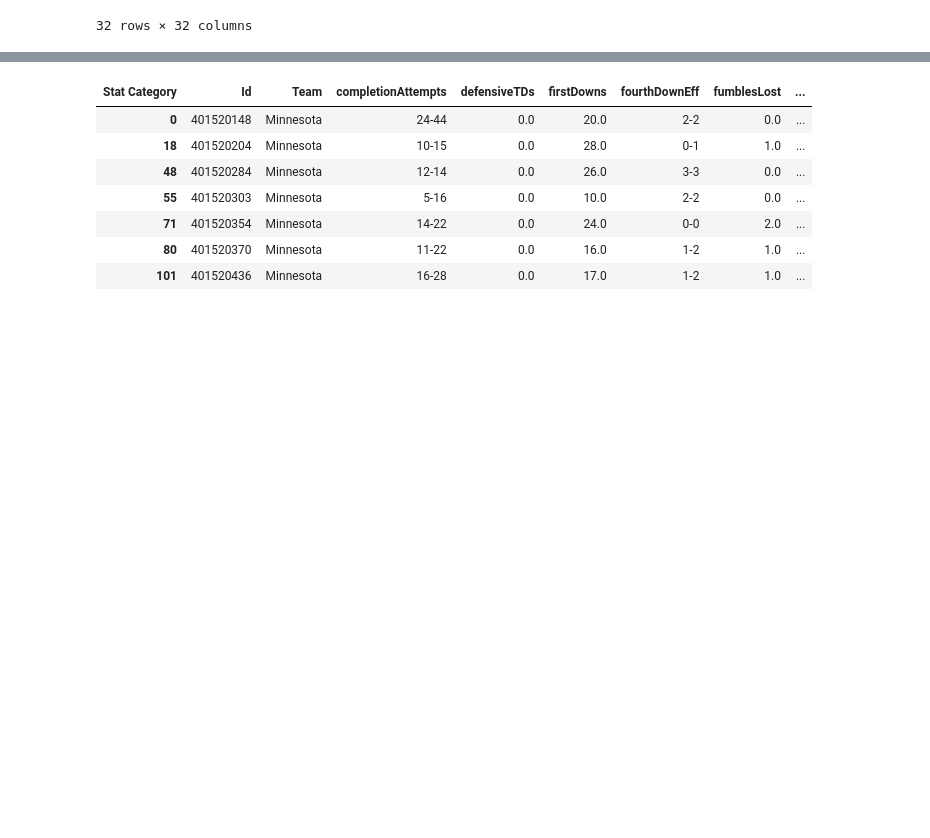
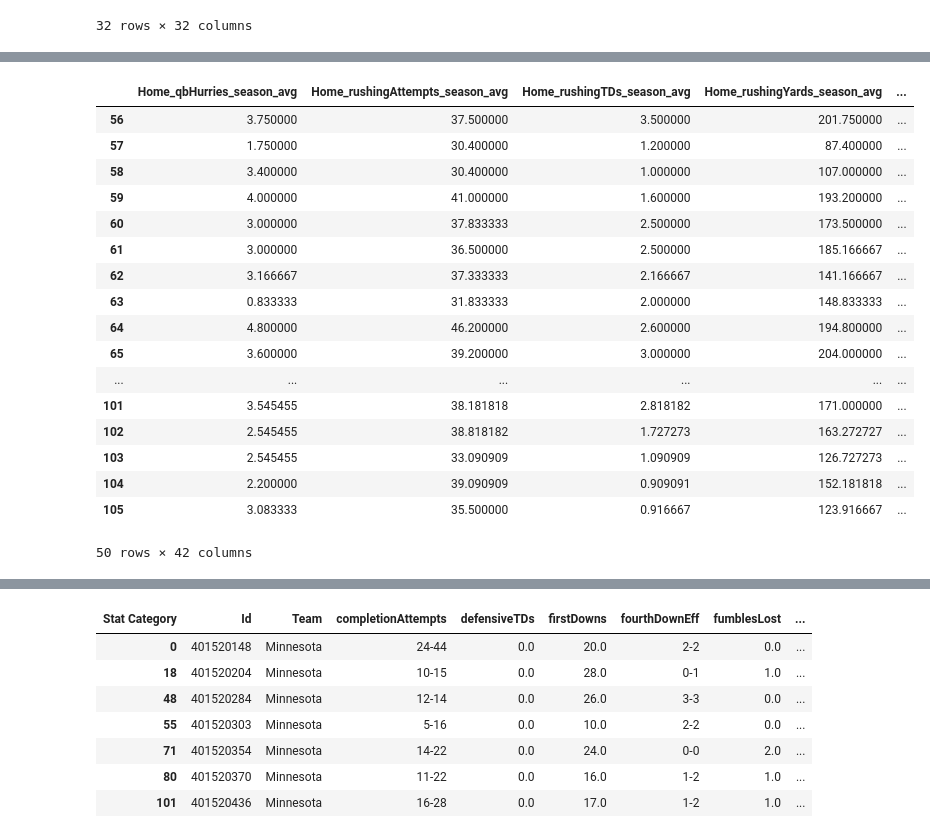
Before and after one commit to ballir27/College-Football-Betting, a Jupyter notebook: notebooks/college_football_eda.ipynb, the cells around one changed output, grey strips where cells are left out. Cells and saved outputs as stored; diff of their text form; code cells hidden in the pictures; blank space fills up the shorter version.

```diff
--- a/notebooks/college_football_eda.ipynb
+++ b/notebooks/college_football_eda.ipynb
@@ -282,0 +345,15 @@ array(['Minnesota', 'Michigan State', 'Purdue', 'Michigan', 'Iowa',
+# %%
+#Initialize new home and away columns for season rolling averages of calculated stats
+for home_stats in home_stats_list:
+    team_stats_results_big10_2023[home_stats] = pd.Series(dtype='int')
+for away_stats in away_stats_list:
+    team_stats_results_big10_2023[away_stats] = pd.Series(dtype='int')
+
+team_stats_results_big10_2023=team_stats_results_big10_2023.set_index('Id')
+#Add rolling averages to the team_stats_results dataframe
+for team_stats in shifted_avg_stats_dfs_2023:
+    team_stats_results_big10_2023.update(shifted_avg_stats_dfs_2023[team_stats].add_prefix('Home_').add_suffix("_season_avg").loc[team_stats_results_big10_2023[team_stats_results_big10_2023['Home Team'] == team_stats].index, :])
+    team_stats_results_big10_2023.update(shifted_avg_stats_dfs_2023[team_stats].add_prefix('Away_').add_suffix("_season_avg").loc[team_stats_results_big10_2023[team_stats_results_big10_2023['Away Team'] == team_stats].index, :])
+
+team_stats_results_big10_2023 = team_stats_results_big10_2023.reset_index()
+team_stats_results_big10_2023.head().iloc[:,100:]
@@ -283,3 +388,24 @@ array(['Minnesota', 'Michigan State', 'Purdue', 'Michigan', 'Iowa',
+# %%
+team_stats_results_big10_2023.tail(50).iloc[:,90:]
+# %% [output]
+|  | Home_qbHurries_season_avg | Home_rushingAttempts_season_avg | Home_rushingTDs_season_avg | Home_rushingYards_season_avg | ... |
+| 56 | 3.750000 | 37.500000 | 3.500000 | 201.750000 | ... |
+| 57 | 1.750000 | 30.400000 | 1.200000 | 87.400000 | ... |
+| 58 | 3.400000 | 30.400000 | 1.000000 | 107.000000 | ... |
+| 59 | 4.000000 | 41.000000 | 1.600000 | 193.200000 | ... |
+| 60 | 3.000000 | 37.833333 | 2.500000 | 173.500000 | ... |
+| 61 | 3.000000 | 36.500000 | 2.500000 | 185.166667 | ... |
+| 62 | 3.166667 | 37.333333 | 2.166667 | 141.166667 | ... |
+| 63 | 0.833333 | 31.833333 | 2.000000 | 148.833333 | ... |
+| 64 | 4.800000 | 46.200000 | 2.600000 | 194.800000 | ... |
+| 65 | 3.600000 | 39.200000 | 3.000000 | 204.000000 | ... |
+| ... | ... | ... | ... | ... | ... |
+| 101 | 3.545455 | 38.181818 | 2.818182 | 171.000000 | ... |
+| 102 | 2.545455 | 38.818182 | 1.727273 | 163.272727 | ... |
+| 103 | 2.545455 | 33.090909 | 1.090909 | 126.727273 | ... |
+| 104 | 2.200000 | 39.090909 | 0.909091 | 152.181818 | ... |
+| 105 | 3.083333 | 35.500000 | 0.916667 | 123.916667 | ... |
+50 rows × 42 columns
 # %%
 minnesota_games = team_stats_results_big10_2023[(team_stats_results_big10_2023['Home Team'] == 'Minnesota') | (team_stats_results_big10_2023['Away Team'] == 'Minnesota')]
 minnesota_game_ids = minnesota_games['Id'].tolist()
```
Also changed, not shown: parts of 8 cells of this notebook.
